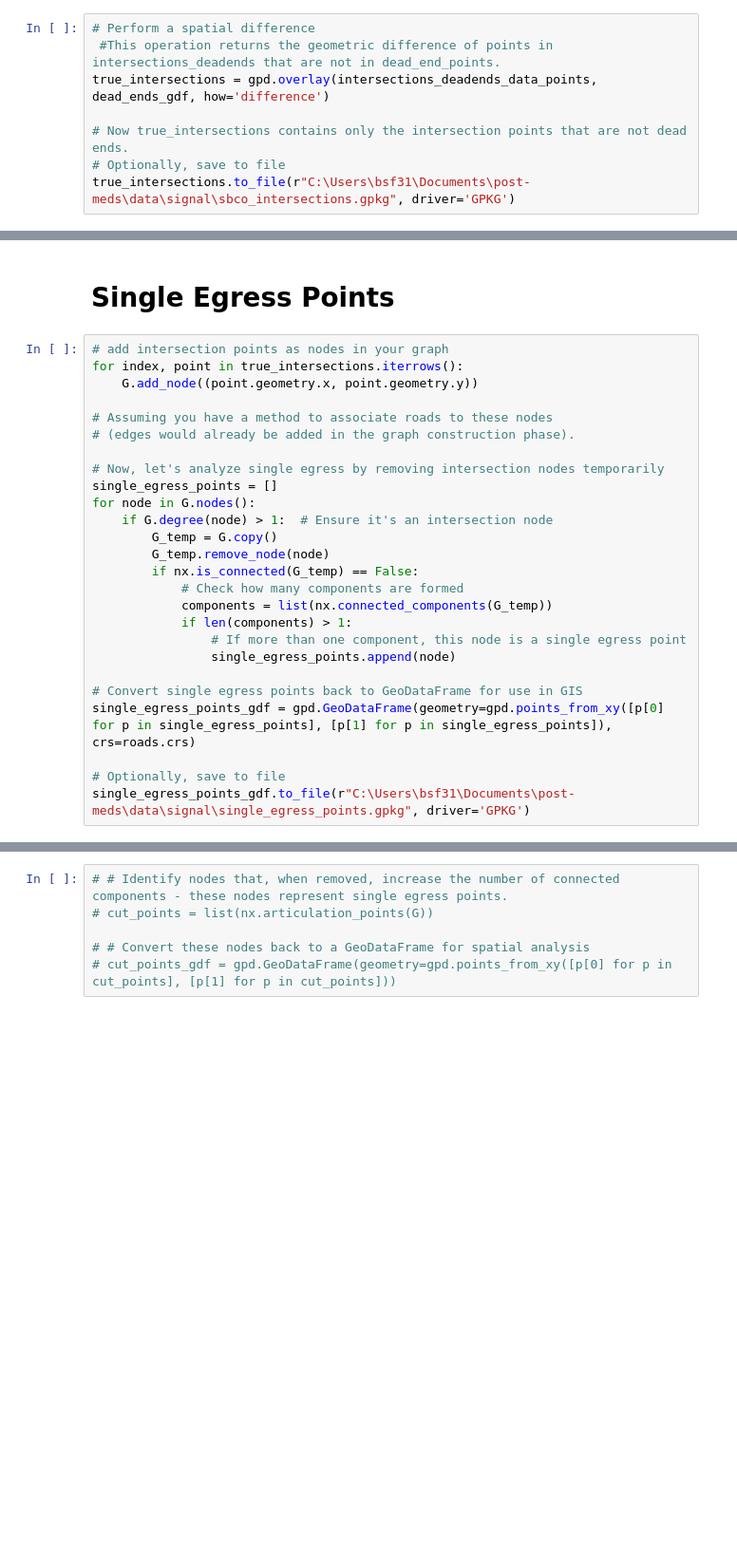
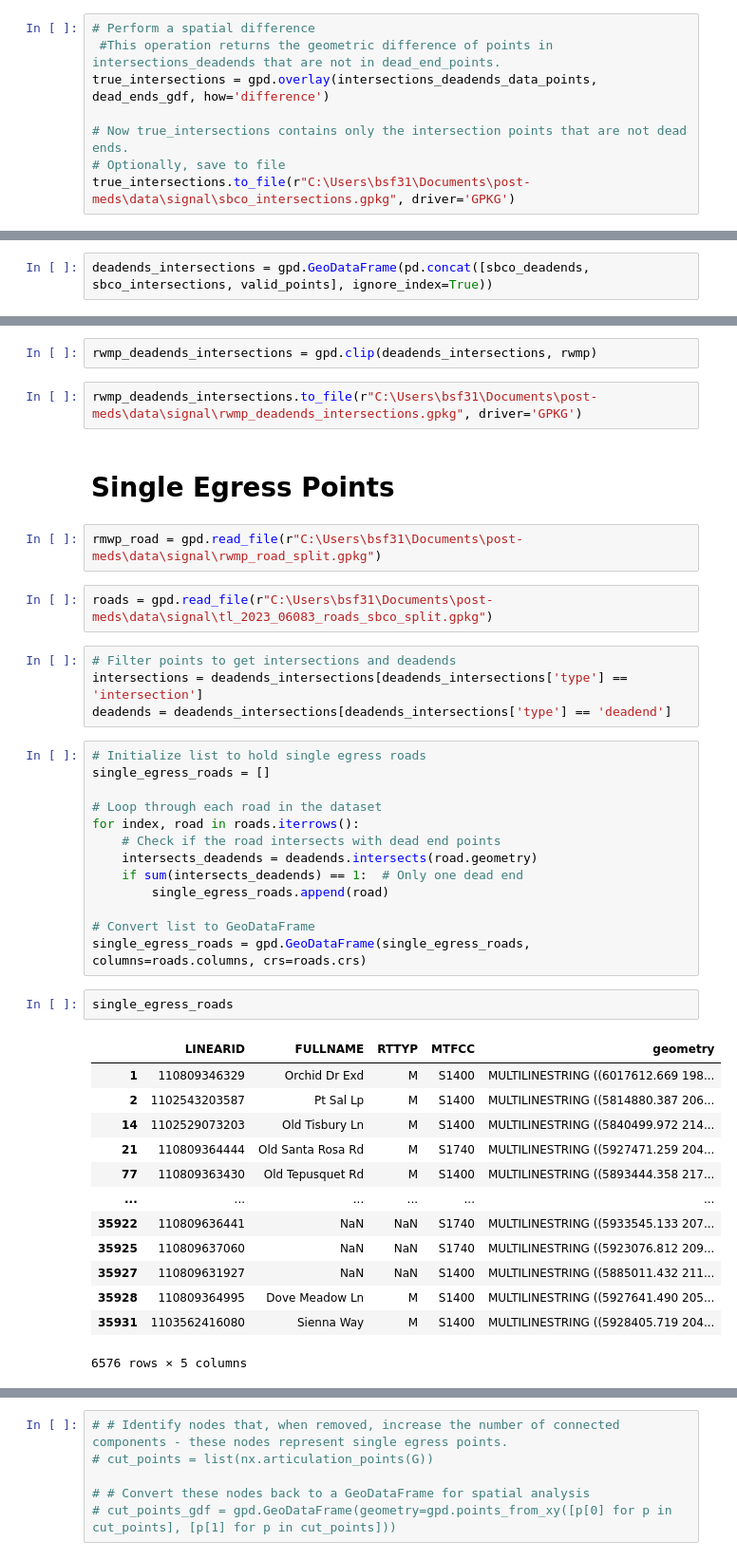
Before and after one commit to signal-rwmp/eems-pro, a Jupyter notebook: road_analysis.ipynb, the cells around one changed output, grey strips where cells are left out. Shown: that part at 95% size. Saved outputs shown, nothing was run; the diff lists cells and outputs as text; blank space fills up the shorter version.

```diff
--- a/road_analysis.ipynb
+++ b/road_analysis.ipynb
@@ -87,0 +184,2 @@ Using simplify on roads  may help reduce when extracting all vertices.
+# %%
+deadends_intersections = gpd.GeoDataFrame(pd.concat([sbco_deadends, sbco_intersections, valid_points], ignore_index=True))
@@ -88,28 +190,43 @@ Using simplify on roads  may help reduce when extracting all vertices.
+# %%
+rwmp_deadends_intersections = gpd.clip(deadends_intersections, rwmp)
+# %%
+rwmp_deadends_intersections.to_file(r"C:\Users\bsf31\Documents\post-meds\data\signal\rwmp_deadends_intersections.gpkg", driver='GPKG')
 # %% [markdown]
 # Single Egress Points
-# %%
-# add intersection points as nodes in your graph
-for index, point in true_intersections.iterrows():
-    G.add_node((point.geometry.x, point.geometry.y))
-
-# Assuming you have a method to associate roads to these nodes
-# (edges would already be added in the graph construction phase).
-
-# Now, let's analyze single egress by removing intersection nodes temporarily
-single_egress_points = []
-for node in G.nodes():
-    if G.degree(node) > 1:  # Ensure it's an intersection node
-        G_temp = G.copy()
-        G_temp.remove_node(node)
-        if nx.is_connected(G_temp) == False:
-            # Check how many components are formed
-            components = list(nx.connected_components(G_temp))
-            if len(components) > 1:
-                # If more than one component, this node is a single egress point
-                single_egress_points.append(node)
-
-# Convert single egress points back to GeoDataFrame for use in GIS
-single_egress_points_gdf = gpd.GeoDataFrame(geometry=gpd.points_from_xy([p[0] for p in single_egress_points], [p[1] for p in single_egress_points]), crs=roads.crs)
-
-# Optionally, save to file
-single_egress_points_gdf.to_file(r"C:\Users\bsf31\Documents\post-meds\data\signal\single_egress_points.gpkg", driver='GPKG')
+# %%
+rmwp_road = gpd.read_file(r"C:\Users\bsf31\Documents\post-meds\data\signal\rwmp_road_split.gpkg")
+# %%
+roads = gpd.read_file(r"C:\Users\bsf31\Documents\post-meds\data\signal\tl_2023_06083_roads_sbco_split.gpkg")
+# %%
+# Filter points to get intersections and deadends
+intersections = deadends_intersections[deadends_intersections['type'] == 'intersection']
+deadends = deadends_intersections[deadends_intersections['type'] == 'deadend']
+# %%
+# Initialize list to hold single egress roads
+single_egress_roads = []
+
+# Loop through each road in the dataset
+for index, road in roads.iterrows():
+    # Check if the road intersects with dead end points
+    intersects_deadends = deadends.intersects(road.geometry)
+    if sum(intersects_deadends) == 1:  # Only one dead end
+        single_egress_roads.append(road)
+
+# Convert list to GeoDataFrame
+single_egress_roads = gpd.GeoDataFrame(single_egress_roads, columns=roads.columns, crs=roads.crs)
+# %%
+single_egress_roads
+# %% [output]
+|  | LINEARID | FULLNAME | RTTYP | MTFCC | geometry |
+| 1 | 110809346329 | Orchid Dr Exd | M | S1400 | MULTILINESTRING ((6017612.669 198... |
+| 2 | 1102543203587 | Pt Sal Lp | M | S1400 | MULTILINESTRING ((5814880.387 206... |
+| 14 | 1102529073203 | Old Tisbury Ln | M | S1400 | MULTILINESTRING ((5840499.972 214... |
+| 21 | 110809364444 | Old Santa Rosa Rd | M | S1740 | MULTILINESTRING ((5927471.259 204... |
+| 77 | 110809363430 | Old Tepusquet Rd | M | S1400 | MULTILINESTRING ((5893444.358 217... |
+| ... | ... | ... | ... | ... | ... |
+| 35922 | 110809636441 | NaN | NaN | S1740 | MULTILINESTRING ((5933545.133 207... |
+| 35925 | 110809637060 | NaN | NaN | S1740 | MULTILINESTRING ((5923076.812 209... |
+| 35927 | 110809631927 | NaN | NaN | S1400 | MULTILINESTRING ((5885011.432 211... |
+| 35928 | 110809364995 | Dove Meadow Ln | M | S1400 | MULTILINESTRING ((5927641.490 205... |
+| 35931 | 1103562416080 | Sienna Way | M | S1400 | MULTILINESTRING ((5928405.719 204... |
+6576 rows × 5 columns
```
Also changed, not shown: parts of 24 cells of this notebook.
